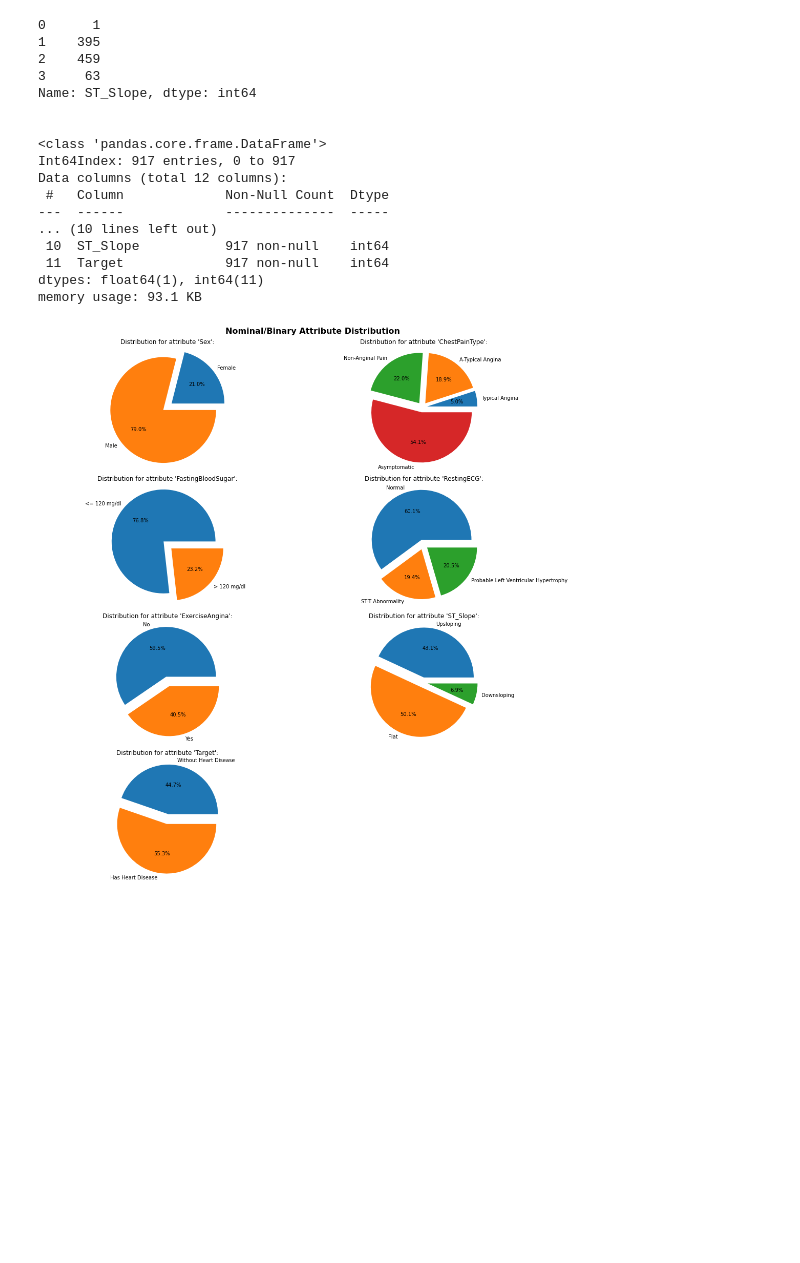
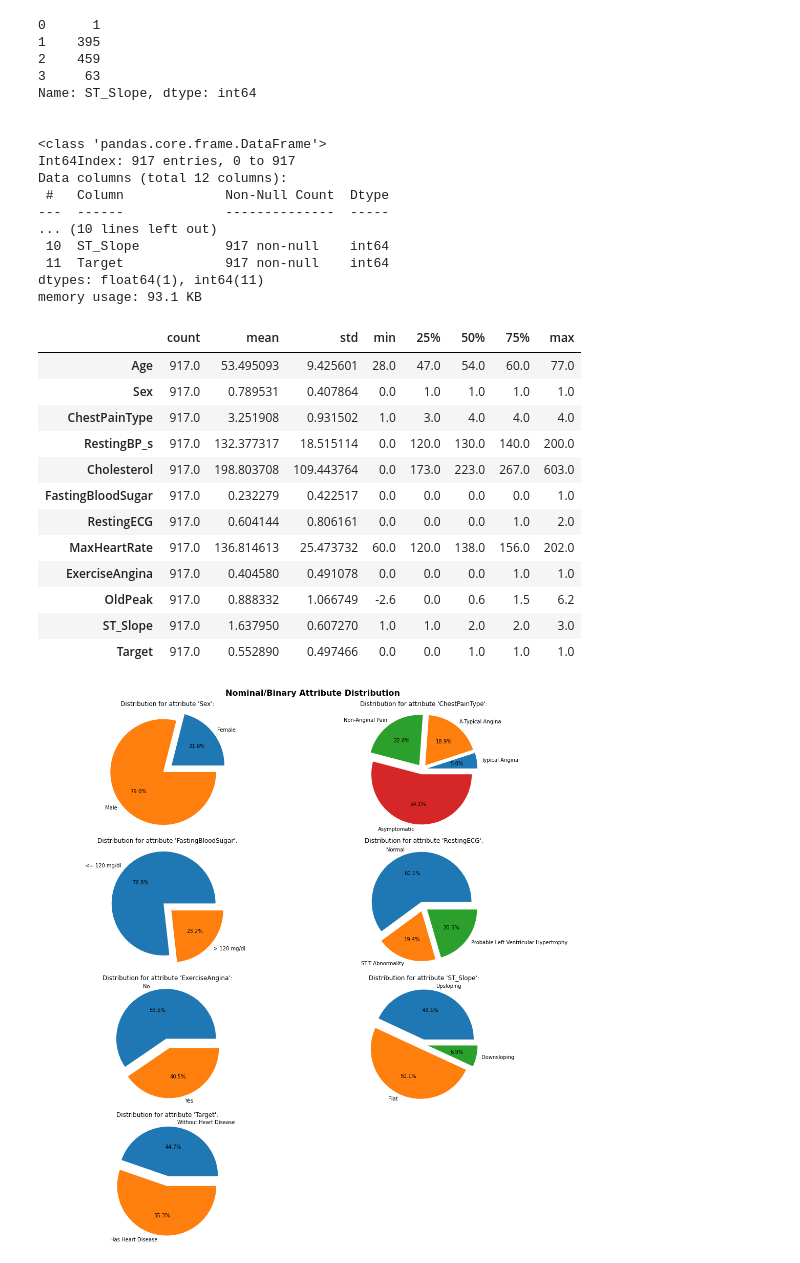
Before and after one commit to robert-pineau/CIND-820-Capstone, a Jupyter notebook: cind820_rpineau_module2.ipynb, the cells around one changed output. Cells and saved outputs as stored; diff of their text form; code cells hidden in the pictures; blank space fills up the shorter version.

```diff
--- a/cind820_rpineau_module2.ipynb
+++ b/cind820_rpineau_module2.ipynb
@@ -237,6 +224,23 @@ Data columns (total 12 columns):
  11  Target             917 non-null    int64
 dtypes: float64(1), int64(11)
 memory usage: 93.1 KB
+# %%
+#Basic Statistics of the dataset.(Measures of Center/Central Tendency, and Measures of Variability)
+df.describe().T
+# %% [output]
+|  | count | mean | std | min | 25% | 50% | 75% | max |
+| Age | 917.0 | 53.495093 | 9.425601 | 28.0 | 47.0 | 54.0 | 60.0 | 77.0 |
+| Sex | 917.0 | 0.789531 | 0.407864 | 0.0 | 1.0 | 1.0 | 1.0 | 1.0 |
+| ChestPainType | 917.0 | 3.251908 | 0.931502 | 1.0 | 3.0 | 4.0 | 4.0 | 4.0 |
+| RestingBP_s | 917.0 | 132.377317 | 18.515114 | 0.0 | 120.0 | 130.0 | 140.0 | 200.0 |
+| Cholesterol | 917.0 | 198.803708 | 109.443764 | 0.0 | 173.0 | 223.0 | 267.0 | 603.0 |
+| FastingBloodSugar | 917.0 | 0.232279 | 0.422517 | 0.0 | 0.0 | 0.0 | 0.0 | 1.0 |
+| RestingECG | 917.0 | 0.604144 | 0.806161 | 0.0 | 0.0 | 0.0 | 1.0 | 2.0 |
+| MaxHeartRate | 917.0 | 136.814613 | 25.473732 | 60.0 | 120.0 | 138.0 | 156.0 | 202.0 |
+| ExerciseAngina | 917.0 | 0.404580 | 0.491078 | 0.0 | 0.0 | 0.0 | 1.0 | 1.0 |
+| OldPeak | 917.0 | 0.888332 | 1.066749 | -2.6 | 0.0 | 0.6 | 1.5 | 6.2 |
+| ST_Slope | 917.0 | 1.637950 | 0.607270 | 1.0 | 1.0 | 2.0 | 2.0 | 3.0 |
+| Target | 917.0 | 0.552890 | 0.497466 | 0.0 | 0.0 | 1.0 | 1.0 | 1.0 |
 # %%
 #Assigning descriptive labels for all possible values for all nominal/binary attributes.
 #
```
Also changed, not shown: parts of 1 cell of this notebook.
